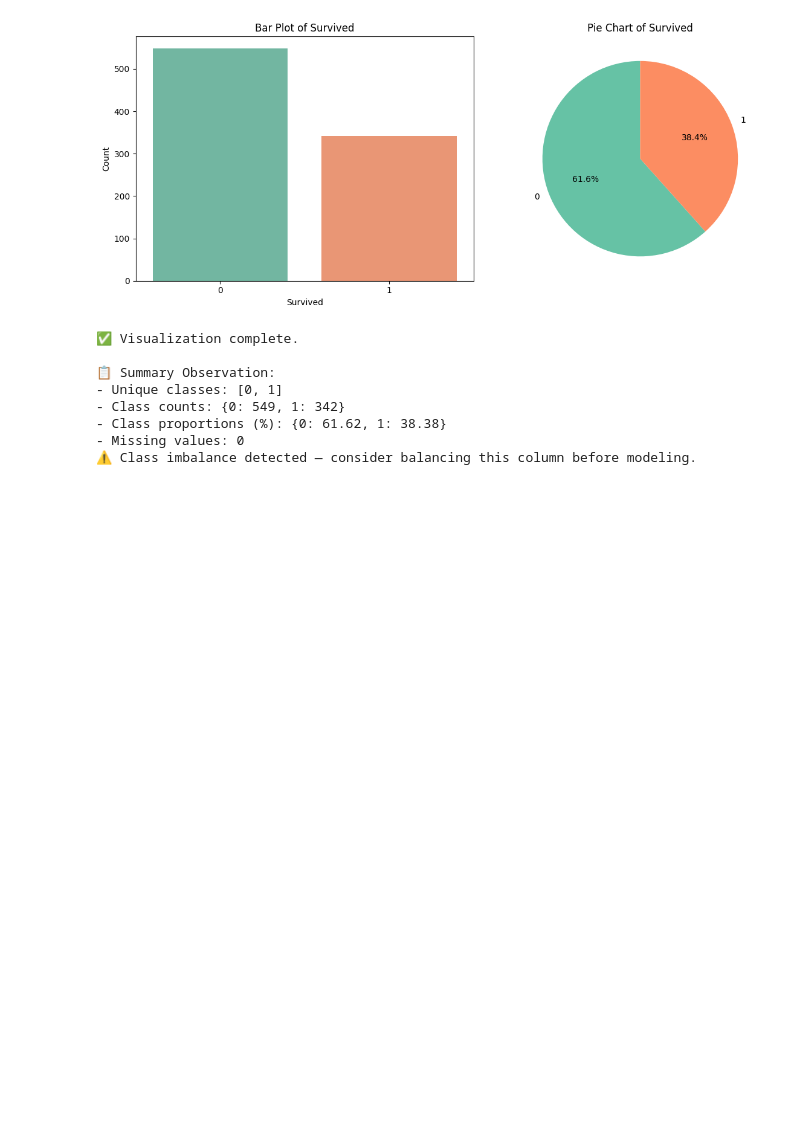
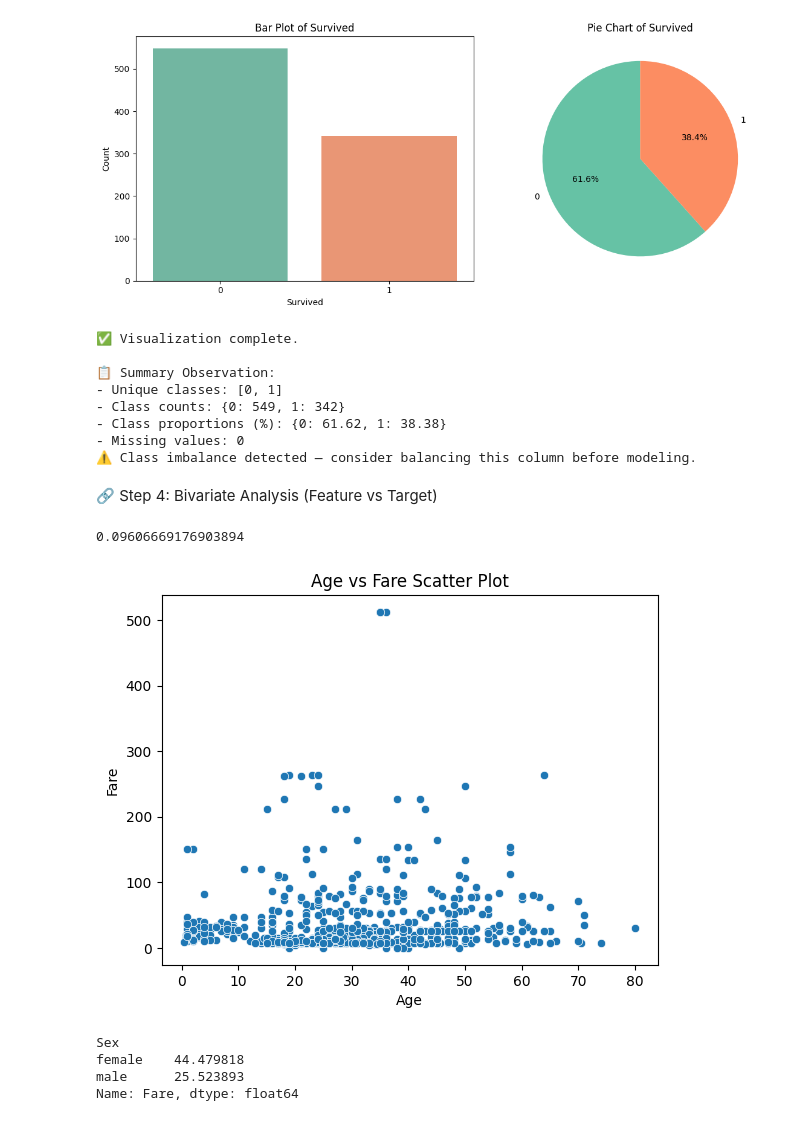
Before and after one commit to Faisal-Zamir/EDA-Reports, a Jupyter notebook: Titanic/EDA_Titanic.ipynb, the cells around one changed output. Saved outputs shown, nothing was run; the diff lists cells and outputs as text; code cells hidden in the pictures; blank space fills up the shorter version.

```diff
--- a/Titanic/EDA_Titanic.ipynb
+++ b/Titanic/EDA_Titanic.ipynb
@@ -660,3 +660,28 @@ Passing `palette` without assigning `hue` is deprecated and will be removed in v
 - Class proportions (%): {0: 61.62, 1: 38.38}
 - Missing values: 0
 ⚠️ Class imbalance detected — consider balancing this column before modeling.
+# %% [markdown]
+🔗 Step 4: Bivariate Analysis (Feature vs Target)
+# %%
+# Numeric vs Numeric correlation
+corr = df['Age'].corr(df['Fare'])
+print(corr) # -1 se +1 range
+# %% [output]
+0.09606669176903894
+# %%
+import seaborn as sns
+import matplotlib.pyplot as plt
+
+sns.scatterplot(x='Age', y='Fare', data=df)
+plt.title('Age vs Fare Scatter Plot')
+plt.show()
+# %% [output]
+[figure, added]
+# %%
+# Categorical vs Numeric analysis
+df.groupby('Sex')['Fare'].mean()
+# %% [output]
+Sex
+female    44.479818
+male      25.523893
+Name: Fare, dtype: float64
```
Also changed, not shown: parts of 5 cells of this notebook.
